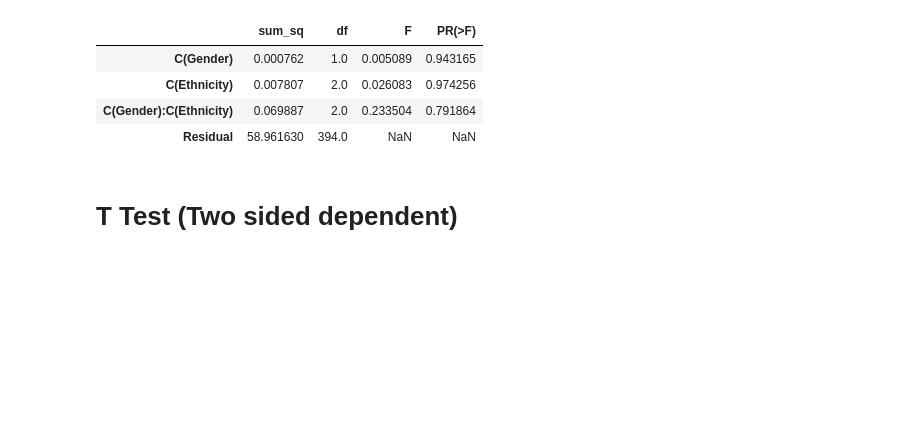
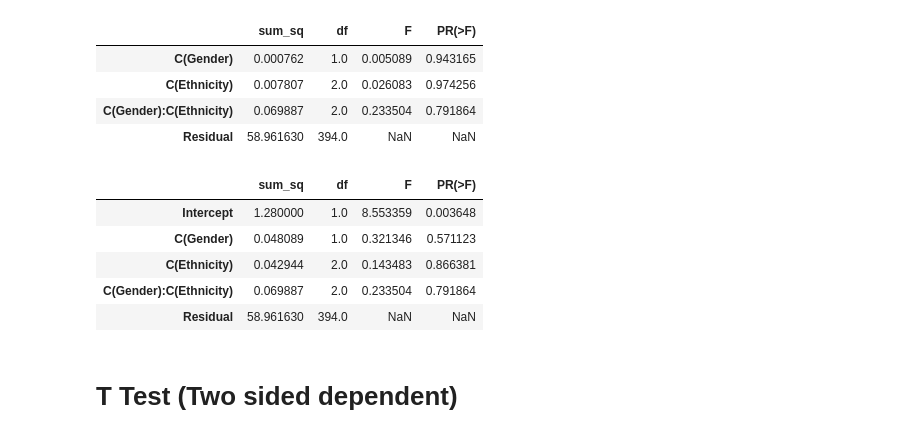
Before and after one commit to philsaurabh/Tutorials, a Jupyter notebook: Testing_tutorial.ipynb, the cells around one changed output. Cells and saved outputs as stored; diff of their text form; code cells hidden in the pictures; blank space fills up the shorter version.

```diff
--- a/Testing_tutorial.ipynb
+++ b/Testing_tutorial.ipynb
@@ -164,6 +173,16 @@ sm.stats.anova_lm(model, typ=2)
 | C(Ethnicity) | 0.007807 | 2.0 | 0.026083 | 0.974256 |
 | C(Gender):C(Ethnicity) | 0.069887 | 2.0 | 0.233504 | 0.791864 |
 | Residual | 58.961630 | 394.0 | NaN | NaN |
+# %%
+model= ols('Defaultee ~ C(Gender)*C(Ethnicity)', data=data).fit()
+sm.stats.anova_lm(model, typ=3)
+# %% [output]
+|  | sum_sq | df | F | PR(>F) |
+| Intercept | 1.280000 | 1.0 | 8.553359 | 0.003648 |
+| C(Gender) | 0.048089 | 1.0 | 0.321346 | 0.571123 |
+| C(Ethnicity) | 0.042944 | 2.0 | 0.143483 | 0.866381 |
+| C(Gender):C(Ethnicity) | 0.069887 | 2.0 | 0.233504 | 0.791864 |
+| Residual | 58.961630 | 394.0 | NaN | NaN |
 # %% [markdown]
 # T Test (Two sided dependent)
 # %%
```
Also changed, not shown: parts of 2 cells of this notebook.
